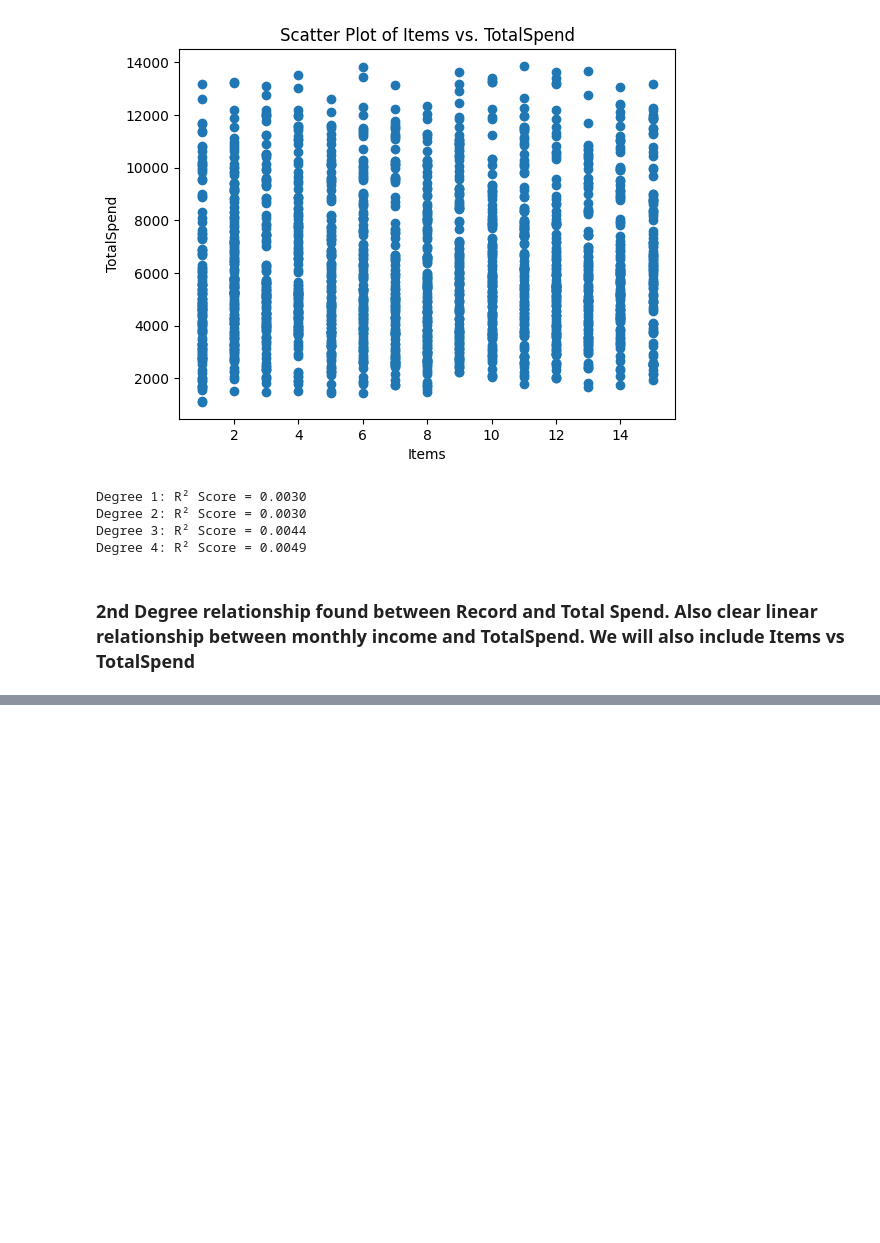
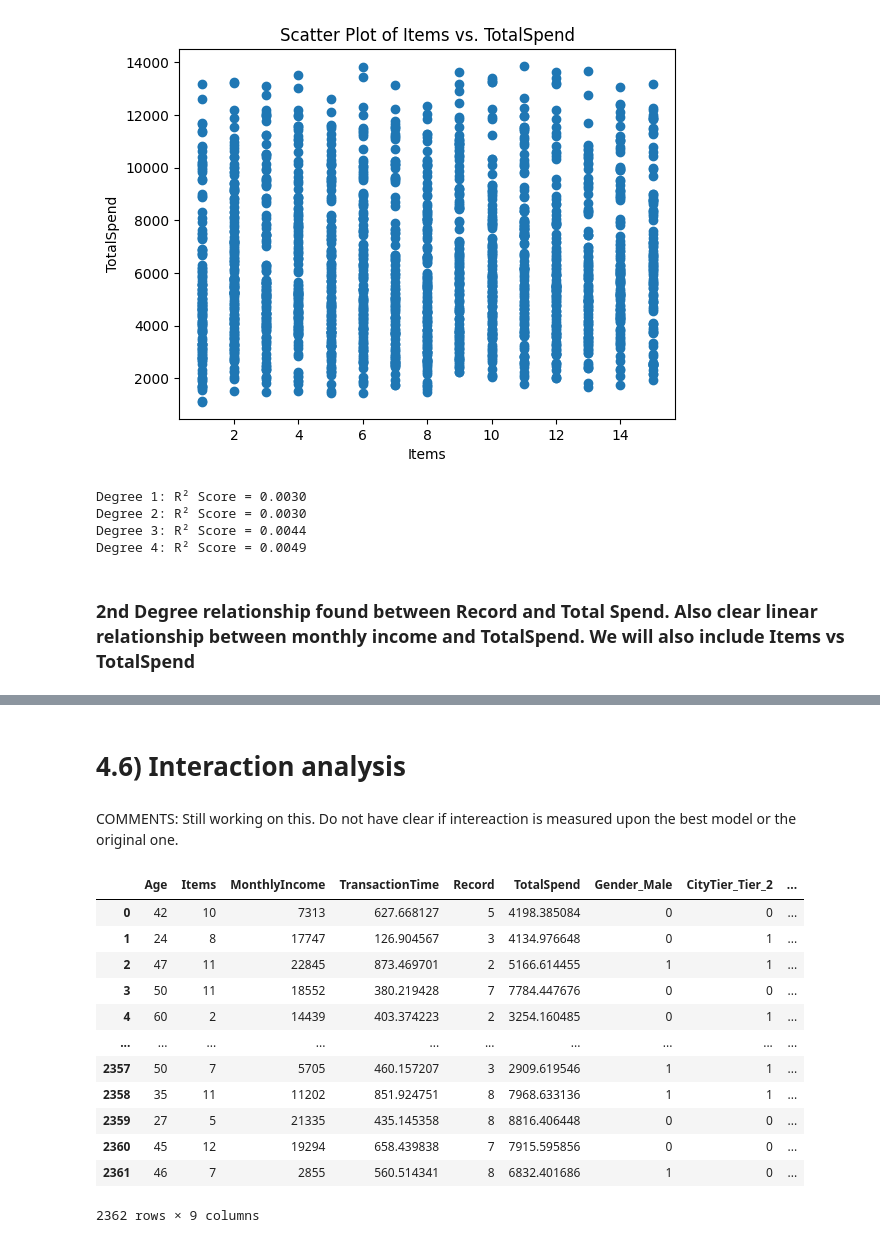
Before and after one commit to LAIN-21/linear_regression_lab, a Jupyter notebook: src/Linear_Regression_LAB (1).ipynb, the cells around one changed output, grey strips where cells are left out. Cells and saved outputs as stored; diff of their text form; code cells hidden in the pictures; blank space fills up the shorter version.

```diff
--- a/LAB_FILES/Linear_Regression_LAB (1).ipynb
+++ b/src/Linear_Regression_LAB (1).ipynb
@@ -404,0 +746,21 @@ Degree 4: R² Score = 0.0049
+# %% [markdown]
+# 4.6) Interaction analysis
+# %% [markdown]
+COMMENTS:
+Still working on this. Do not have clear if intereaction is measured upon the best model or the original one.
+# %%
+data
+# %% [output]
+|  | Age | Items | MonthlyIncome | TransactionTime | Record | TotalSpend | Gender_Male | CityTier_Tier_2 | ... |
+| 0 | 42 | 10 | 7313 | 627.668127 | 5 | 4198.385084 | 0 | 0 | ... |
+| 1 | 24 | 8 | 17747 | 126.904567 | 3 | 4134.976648 | 0 | 1 | ... |
+| 2 | 47 | 11 | 22845 | 873.469701 | 2 | 5166.614455 | 1 | 1 | ... |
+| 3 | 50 | 11 | 18552 | 380.219428 | 7 | 7784.447676 | 0 | 0 | ... |
+| 4 | 60 | 2 | 14439 | 403.374223 | 2 | 3254.160485 | 0 | 1 | ... |
+| ... | ... | ... | ... | ... | ... | ... | ... | ... | ... |
+| 2357 | 50 | 7 | 5705 | 460.157207 | 3 | 2909.619546 | 1 | 1 | ... |
+| 2358 | 35 | 11 | 11202 | 851.924751 | 8 | 7968.633136 | 1 | 1 | ... |
+| 2359 | 27 | 5 | 21335 | 435.145358 | 8 | 8816.406448 | 0 | 0 | ... |
+| 2360 | 45 | 12 | 19294 | 658.439838 | 7 | 7915.595856 | 0 | 0 | ... |
+| 2361 | 46 | 7 | 2855 | 560.514341 | 8 | 6832.401686 | 1 | 0 | ... |
+2362 rows × 9 columns
```
Also changed, not shown: parts of 59 cells of this notebook, 15 other files.
